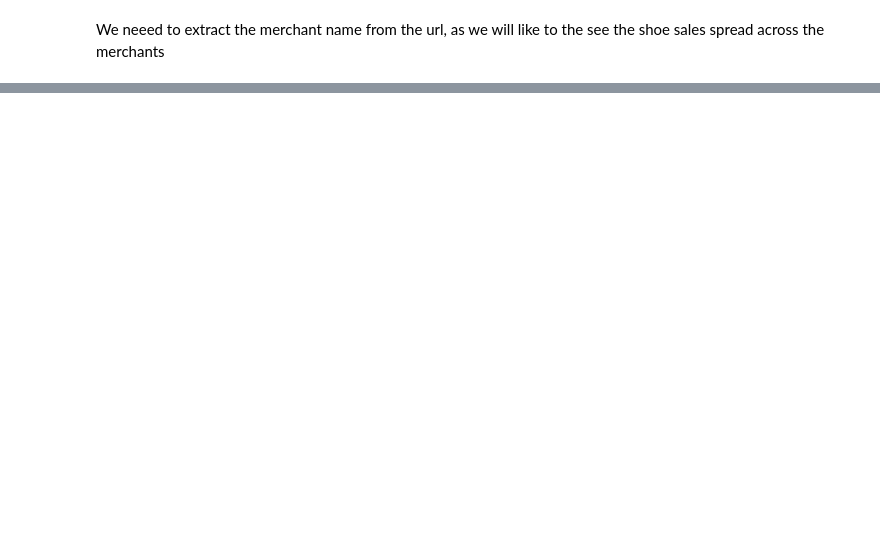
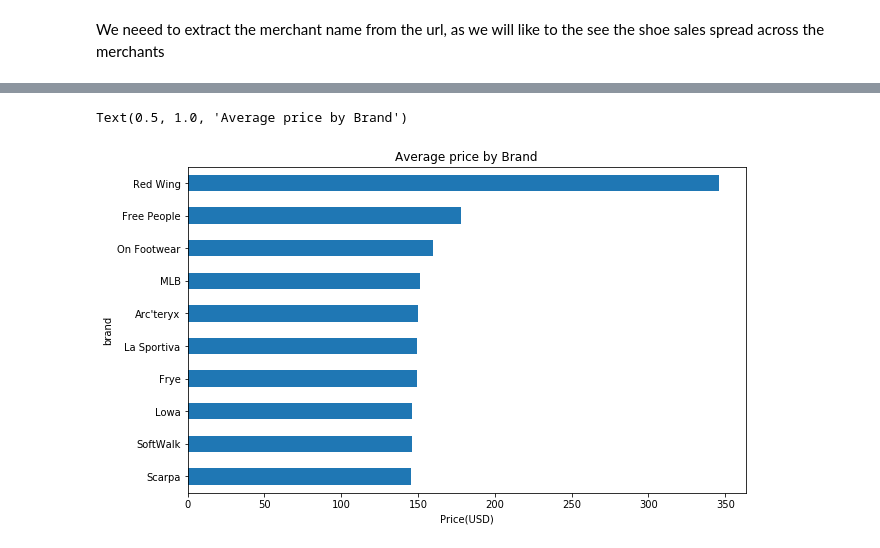
Before and after one commit to jibols/Women-Shoes, a Jupyter notebook: Shoes.ipynb, the cells around one changed output, grey strips where cells are left out. Cells and saved outputs as stored; diff of their text form; code cells hidden in the pictures; blank space fills up the shorter version.

```diff
--- a/Shoes.ipynb
+++ b/Shoes.ipynb
@@ -128,0 +135,10 @@ Name: Range, dtype: float64
+# %%
+# Average price per brand
+brand_average = shoes_one.groupby('brand')['Average'].mean().sort_values(ascending=False).head(10)
+ax = brand_average.plot(kind='barh', figsize=(10, 6))
+ax.invert_yaxis()
+plt.xlabel('Price(USD)')
+plt.title('Average price by Brand')
+# %% [output]
+Text(0.5, 1.0, 'Average price by Brand')
+[figure, added]
```
Also changed, not shown: parts of 37 cells of this notebook.
